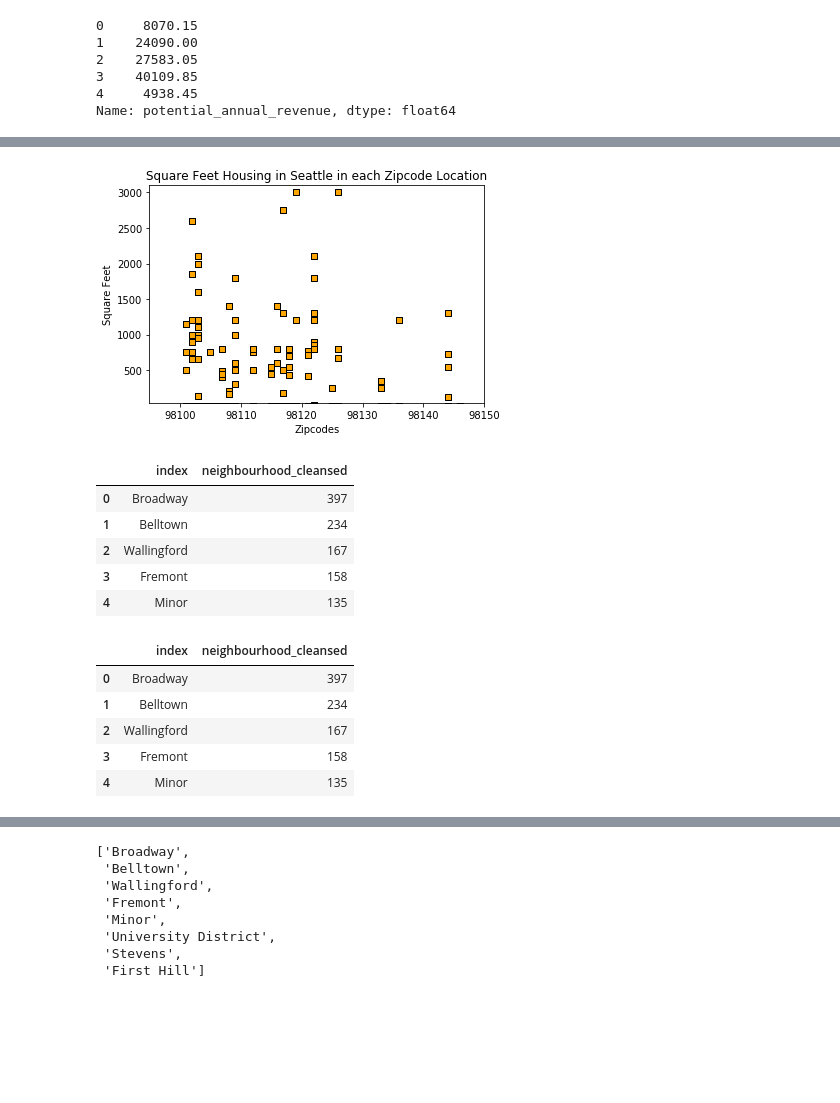
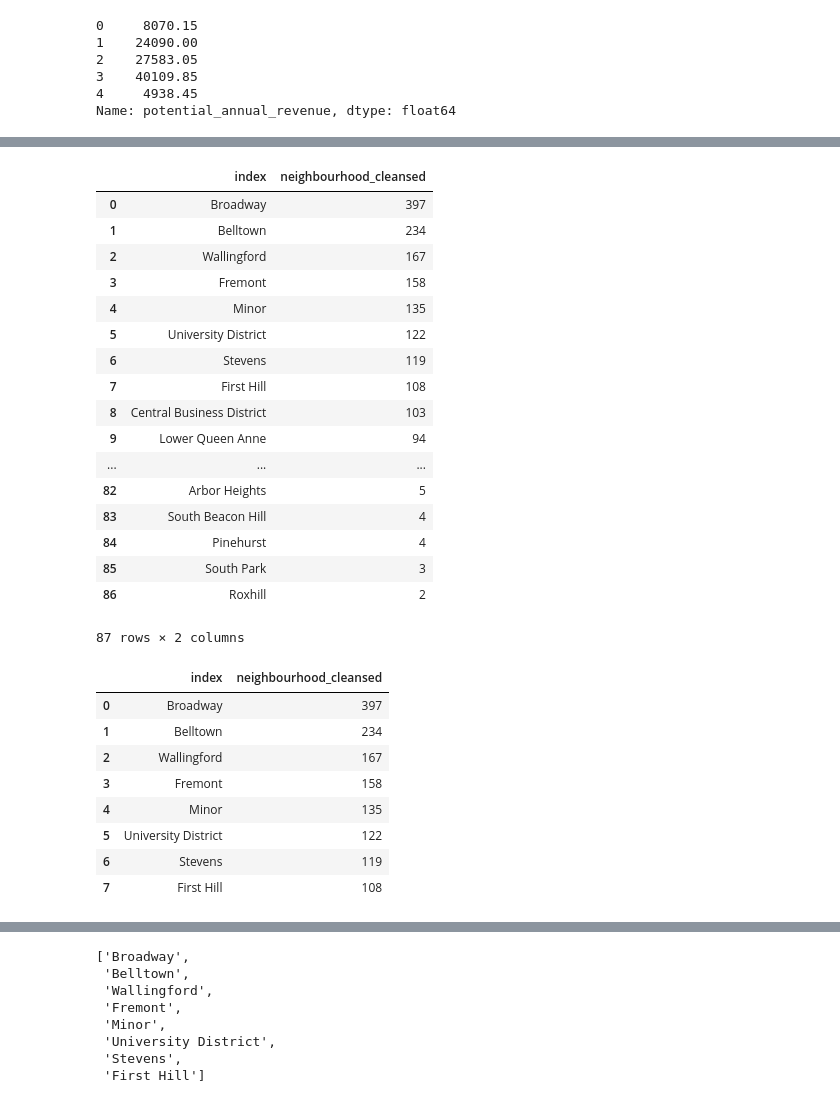
Before and after one commit to ericcheechee/ProjectBeta, a Jupyter notebook: Graphs.ipynb, the cells around one changed output, grey strips where cells are left out. Drawn from its saved outputs; the diff is of its cells as text; code cells hidden in the pictures; blank space fills up the shorter version.

```diff
--- a/Graphs.ipynb
+++ b/Graphs.ipynb
@@ -82,28 +102,28 @@ plt.show()
-# %%
-plt.scatter(zipcode,square_feet,marker="s", facecolors="orange",
-           edgecolors="black",alpha=1)
-plt.title("Square Feet Housing in Seattle in each Zipcode Location")
-plt.xlabel("Zipcodes")
-plt.ylabel("Square Feet")
-plt.xlim(98095,98150)
-plt.ylim(40, 3100)
-plt.savefig("Square Feet Housing.png")
-plt.show()
-# %% [output]
-[figure, removed]
 # %%
 neighbourhood_cleansed= pd.DataFrame(merged_df["neighbourhood_cleansed"].value_counts()).reset_index()
-neighbourhood_cleansed.head()
+neighbourhood_cleansed
 # %% [output]
 |  | index | neighbourhood_cleansed |
 | 0 | Broadway | 397 |
 | 1 | Belltown | 234 |
 | 2 | Wallingford | 167 |
 | 3 | Fremont | 158 |
 | 4 | Minor | 135 |
+| 5 | University District | 122 |
+| 6 | Stevens | 119 |
+| 7 | First Hill | 108 |
+| 8 | Central Business District | 103 |
+| 9 | Lower Queen Anne | 94 |
+| ... | ... | ... |
+| 82 | Arbor Heights | 5 |
+| 83 | South Beacon Hill | 4 |
+| 84 | Pinehurst | 4 |
+| 85 | South Park | 3 |
+| 86 | Roxhill | 2 |
+87 rows × 2 columns
 # %%
 neighbourhood = neighbourhood_cleansed.loc[neighbourhood_cleansed.index <= 7, :]
-neighbourhood.head()
+neighbourhood
 # %% [output]
 |  | index | neighbourhood_cleansed |
 | 0 | Broadway | 397 |
@@ -111,6 +131,9 @@ neighbourhood.head()
 | 2 | Wallingford | 167 |
 | 3 | Fremont | 158 |
 | 4 | Minor | 135 |
+| 5 | University District | 122 |
+| 6 | Stevens | 119 |
+| 7 | First Hill | 108 |
 # %%
 plt.bar(neighbourhood["index"], neighbourhood["neighbourhood_cleansed"])
 plt.xticks(neighbourhood["index"], rotation="vertical")
```
Also changed, not shown: parts of 7 cells of this notebook, 2 other files.
